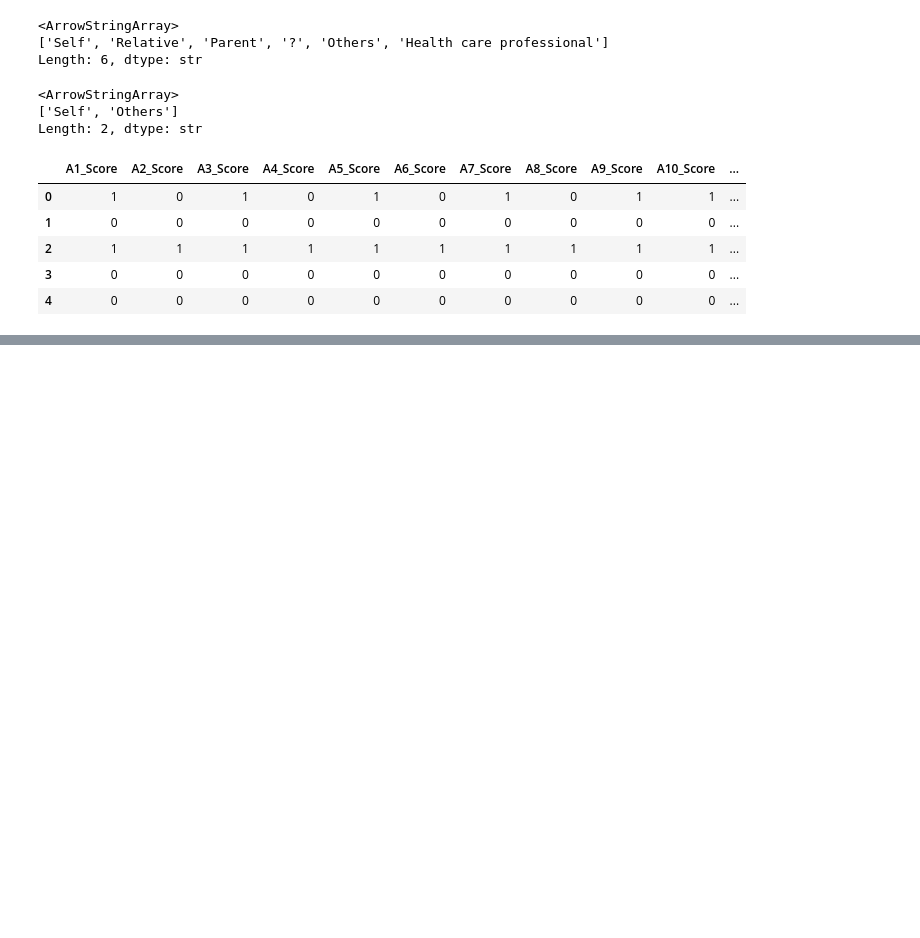
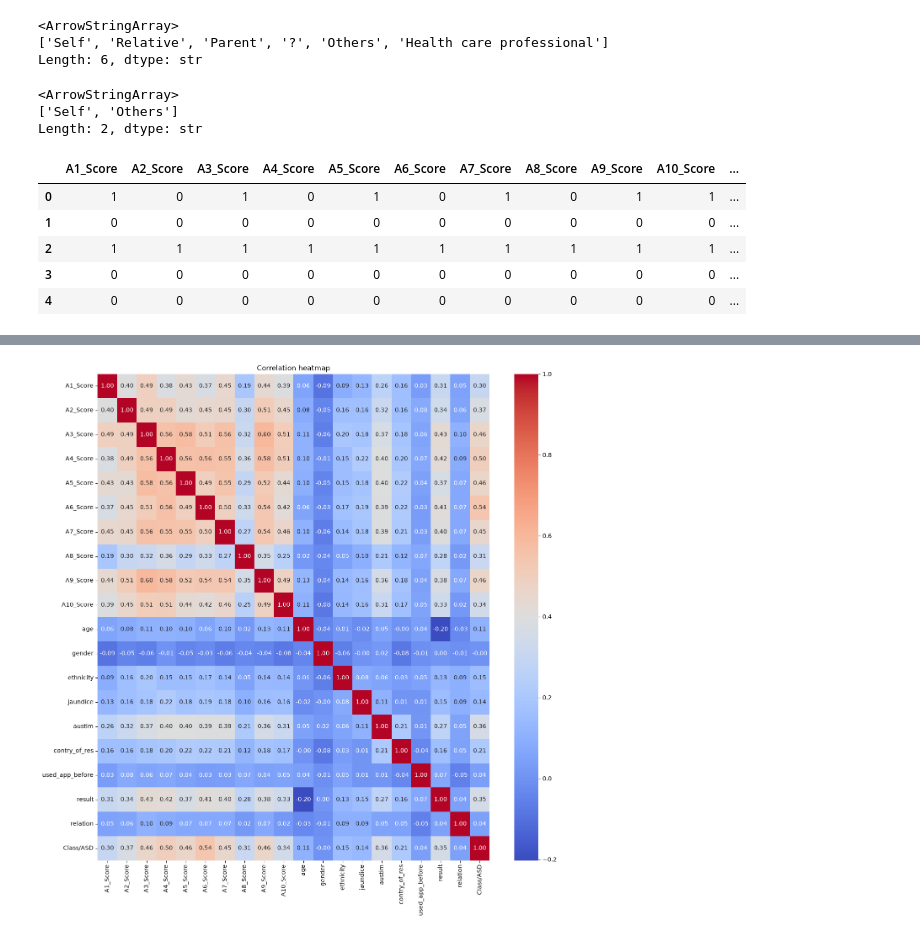
Before and after one commit to Shahria-Faysal/AutismMaxxing, a Jupyter notebook: Autism_Predict_Model.ipynb, the cells around one changed output, grey strips where cells are left out. Cells and saved outputs as stored; diff of their text form; code cells hidden in the pictures; blank space fills up the shorter version.

```diff
--- a/Autism_Predict_Model.ipynb
+++ b/Autism_Predict_Model.ipynb
@@ -424,0 +427,2 @@ df.head()
+# %%
+object_columns = df.select_dtypes(include=["object"]).columns
@@ -424,0 +436,15 @@ df.head()
+# %%
+from sklearn.preprocessing import LabelEncoder
+import pickle
+
+encoders = {}
+
+for column in object_columns:
+    label_encoder = LabelEncoder()
+    df[column] = label_encoder.fit_transform(df[column])
+    encoders[column] = label_encoder
+
+
+# save the encoders as a pickle file
+with open("encoders.pkl", "wb") as f:
+  pickle.dump(encoders, f)
@@ -424,0 +470,7 @@ df.head()
+# %%
+plt.figure(figsize=(15, 15))
+sns.heatmap(df.corr(), annot=True, cmap="coolwarm", fmt=".2f")
+plt.title("Correlation heatmap")
+plt.show()
+# %% [output]
+[figure, added]
```
Also changed, not shown: parts of 7 cells of this notebook, 1 other file.
